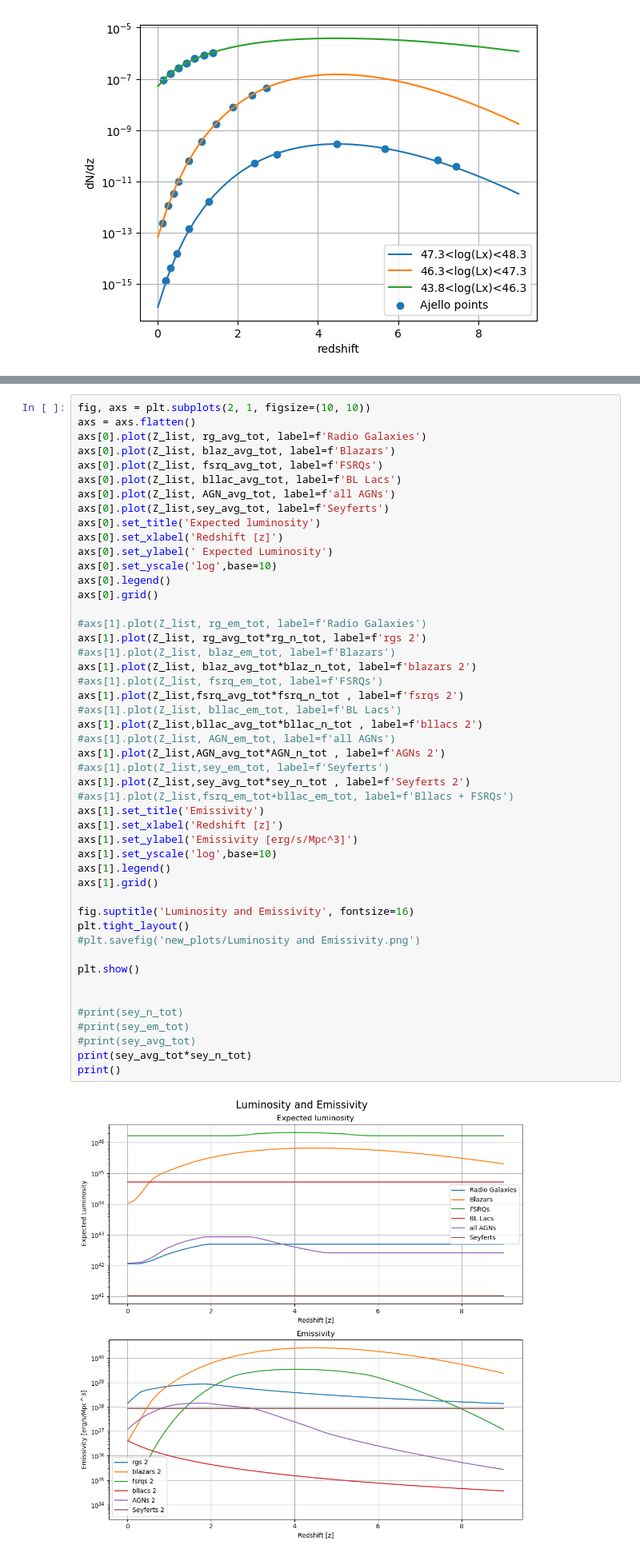
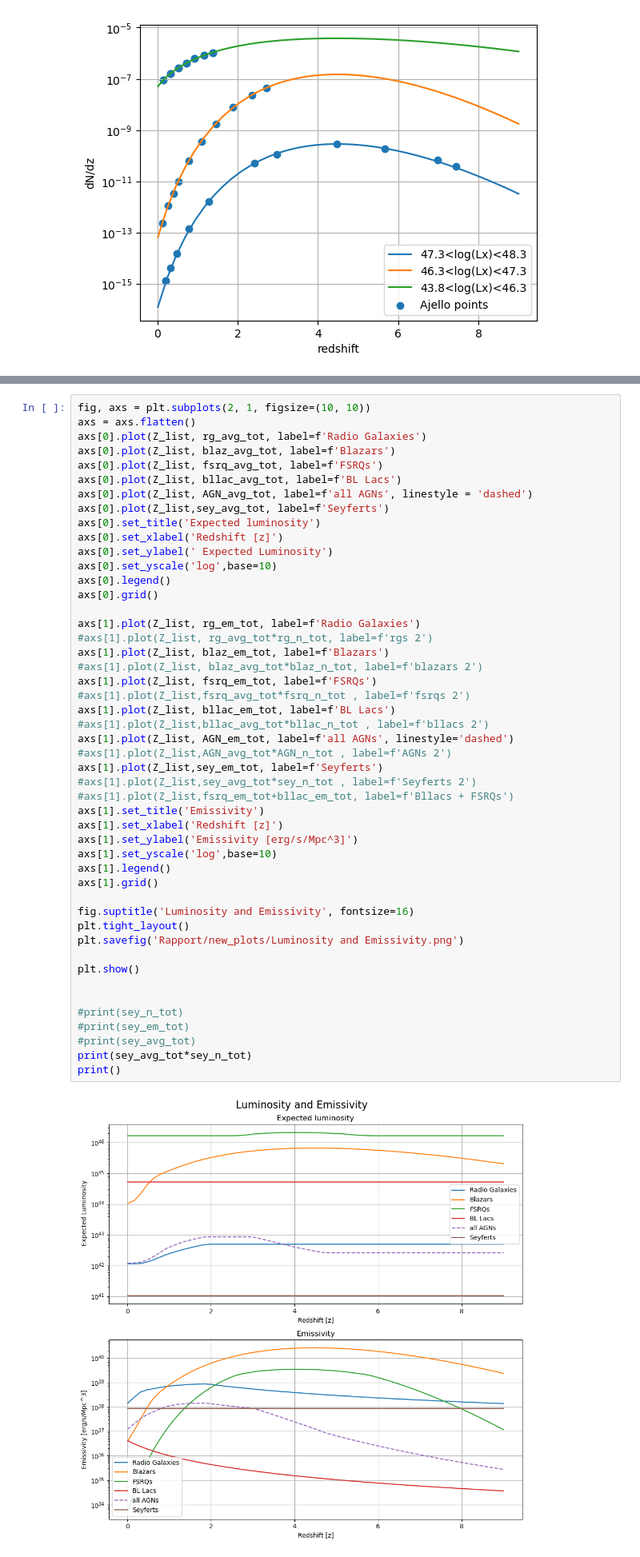
Before and after one commit to henan99/Project-related-to-first-semester-of-masters, a Jupyter notebook: Henrik_XLF_current.ipynb, the cells around one changed output, grey strips where cells are left out. Shown at 80% size. Drawn from its saved outputs; the diff is of its cells as text.

```diff
--- a/Henrik_XLF_current.ipynb
+++ b/Henrik_XLF_current.ipynb
@@ -1530,49 +1513,49 @@ axs[0].plot(Z_list, rg_avg_tot, label=f'Radio Galaxies')
 axs[0].plot(Z_list, blaz_avg_tot, label=f'Blazars')
 axs[0].plot(Z_list, fsrq_avg_tot, label=f'FSRQs')
 axs[0].plot(Z_list, bllac_avg_tot, label=f'BL Lacs')
-axs[0].plot(Z_list, AGN_avg_tot, label=f'all AGNs')
+axs[0].plot(Z_list, AGN_avg_tot, label=f'all AGNs', linestyle = 'dashed')
 axs[0].plot(Z_list,sey_avg_tot, label=f'Seyferts')
 axs[0].set_title('Expected luminosity')
 axs[0].set_xlabel('Redshift [z]')
 axs[0].set_ylabel(' Expected Luminosity')
 axs[0].set_yscale('log',base=10)
 axs[0].legend()
 axs[0].grid()
 
-#axs[1].plot(Z_list, rg_em_tot, label=f'Radio Galaxies')
-axs[1].plot(Z_list, rg_avg_tot*rg_n_tot, label=f'rgs 2')
-#axs[1].plot(Z_list, blaz_em_tot, label=f'Blazars')
-axs[1].plot(Z_list, blaz_avg_tot*blaz_n_tot, label=f'blazars 2')
-#axs[1].plot(Z_list, fsrq_em_tot, label=f'FSRQs')
-axs[1].plot(Z_list,fsrq_avg_tot*fsrq_n_tot , label=f'fsrqs 2')
-#axs[1].plot(Z_list, bllac_em_tot, label=f'BL Lacs')
-axs[1].plot(Z_list,bllac_avg_tot*bllac_n_tot , label=f'bllacs 2')
-#axs[1].plot(Z_list, AGN_em_tot, label=f'all AGNs')
-axs[1].plot(Z_list,AGN_avg_tot*AGN_n_tot , label=f'AGNs 2')
-#axs[1].plot(Z_list,sey_em_tot, label=f'Seyferts')
-axs[1].plot(Z_list,sey_avg_tot*sey_n_tot , label=f'Seyferts 2')
+axs[1].plot(Z_list, rg_em_tot, label=f'Radio Galaxies')
+#axs[1].plot(Z_list, rg_avg_tot*rg_n_tot, label=f'rgs 2')
+axs[1].plot(Z_list, blaz_em_tot, label=f'Blazars')
+#axs[1].plot(Z_list, blaz_avg_tot*blaz_n_tot, label=f'blazars 2')
+axs[1].plot(Z_list, fsrq_em_tot, label=f'FSRQs')
+#axs[1].plot(Z_list,fsrq_avg_tot*fsrq_n_tot , label=f'fsrqs 2')
+axs[1].plot(Z_list, bllac_em_tot, label=f'BL Lacs')
+#axs[1].plot(Z_list,bllac_avg_tot*bllac_n_tot , label=f'bllacs 2')
+axs[1].plot(Z_list, AGN_em_tot, label=f'all AGNs', linestyle='dashed')
+#axs[1].plot(Z_list,AGN_avg_tot*AGN_n_tot , label=f'AGNs 2')
+axs[1].plot(Z_list,sey_em_tot, label=f'Seyferts')
+#axs[1].plot(Z_list,sey_avg_tot*sey_n_tot , label=f'Seyferts 2')
 #axs[1].plot(Z_list,fsrq_em_tot+bllac_em_tot, label=f'Bllacs + FSRQs')
 axs[1].set_title('Emissivity')
 axs[1].set_xlabel('Redshift [z]')
 axs[1].set_ylabel('Emissivity [erg/s/Mpc^3]')
 axs[1].set_yscale('log',base=10)
 axs[1].legend()
 axs[1].grid()
 
 fig.suptitle('Luminosity and Emissivity', fontsize=16)
 plt.tight_layout()
-#plt.savefig('new_plots/Luminosity and Emissivity.png')
+plt.savefig('Rapport/new_plots/Luminosity and Emissivity.png')
 
 plt.show()
 
 
 #print(sey_n_tot)
 #print(sey_em_tot)
 #print(sey_avg_tot)
 print(sey_avg_tot*sey_n_tot)
 print()
 # %% [output]
-[figure, old version]
+[figure, new version]
 [8.6404281e+37 8.6404281e+37 8.6404281e+37 8.6404281e+37 8.6404281e+37
  8.6404281e+37 8.6404281e+37 8.6404281e+37 8.6404281e+37 8.6404281e+37
  8.6404281e+37 8.6404281e+37 8.6404281e+37 8.6404281e+37 8.6404281e+37
```
Also changed, not shown: parts of 2 cells of this notebook, 22 other files.
